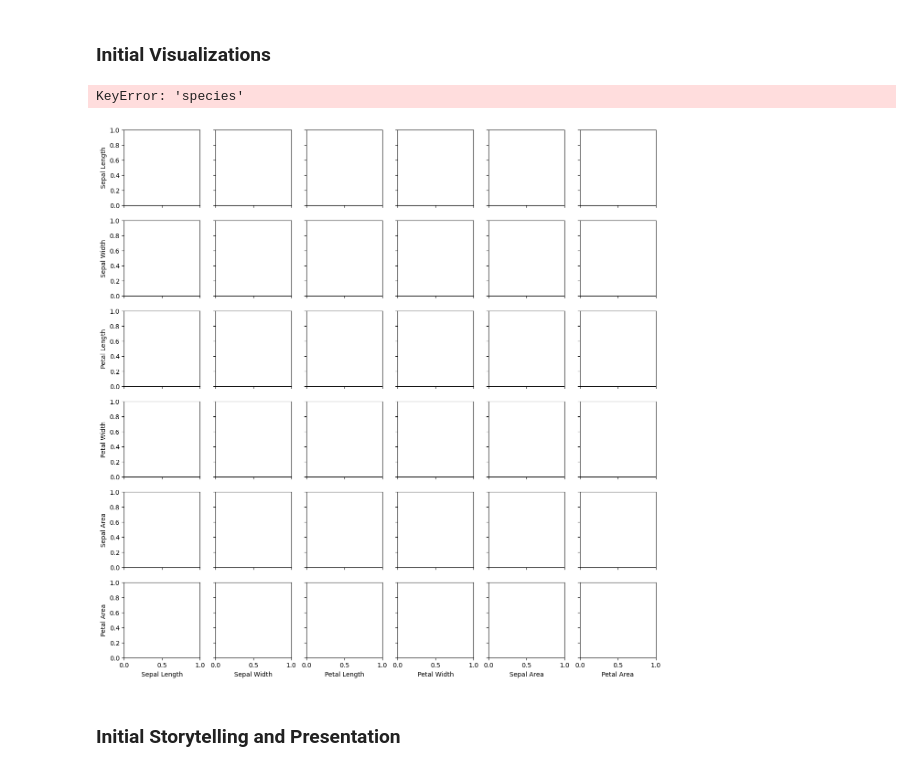
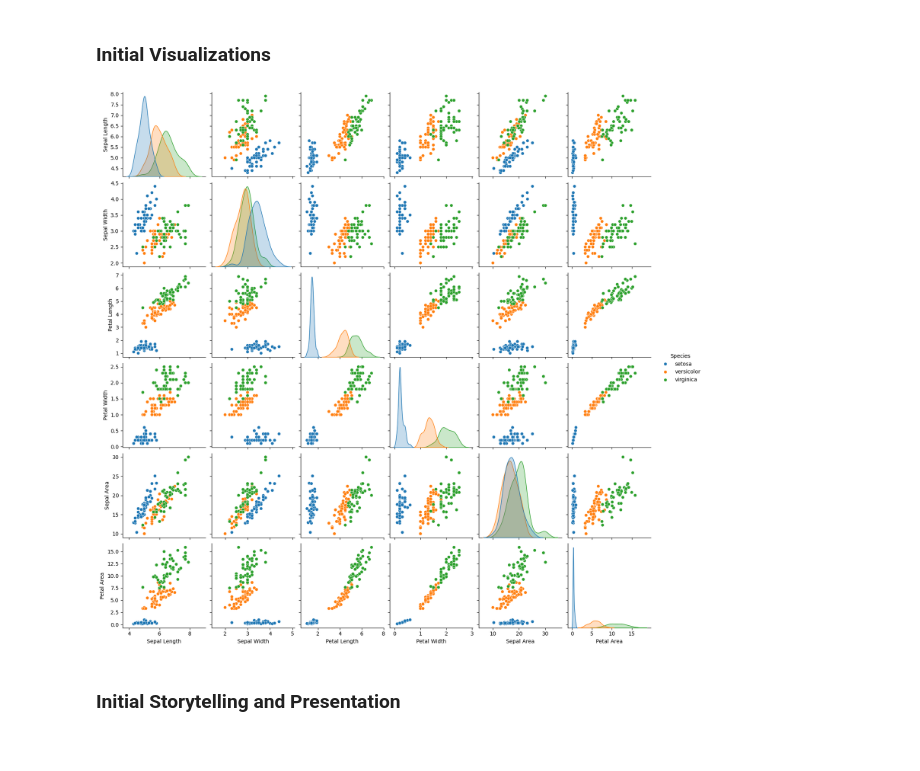
Before and after one commit to carlosmontoya3/datafun-04-jupyter, a Jupyter notebook: Project-4-Carlos.ipynb, the cells around one changed output. Cells and saved outputs as stored; diff of their text form; code cells hidden in the pictures.

```diff
--- a/Project-4-Carlos.ipynb
+++ b/Project-4-Carlos.ipynb
@@ -123,11 +115,10 @@ df['Petal Area'] = df['Petal Length'] * df['Petal Width']
 # %% [markdown]
 ### **Initial Visualizations**
 # %%
-sns.pairplot(df, hue='species')
+sns.pairplot(df, hue='Species')
 plt.show()
 # %% [output]
-KeyError: 'species'
-[figure, old version]
+[figure, new version]
 # %% [markdown]
 ### **Initial Storytelling and Presentation**
 # %% [markdown]
```
Also changed, not shown: parts of 1 cell of this notebook.
